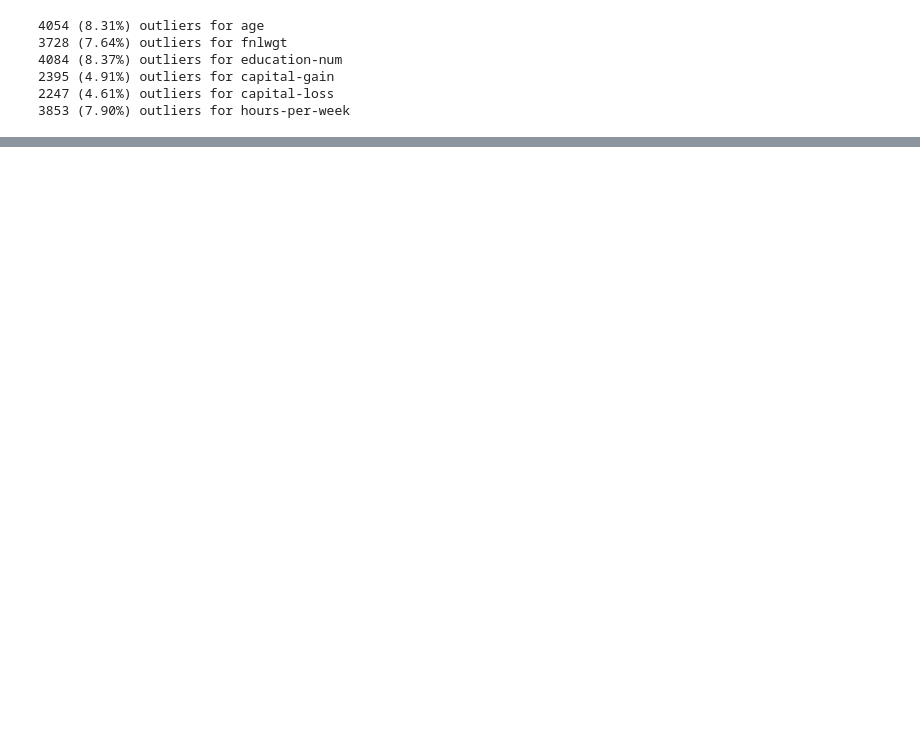
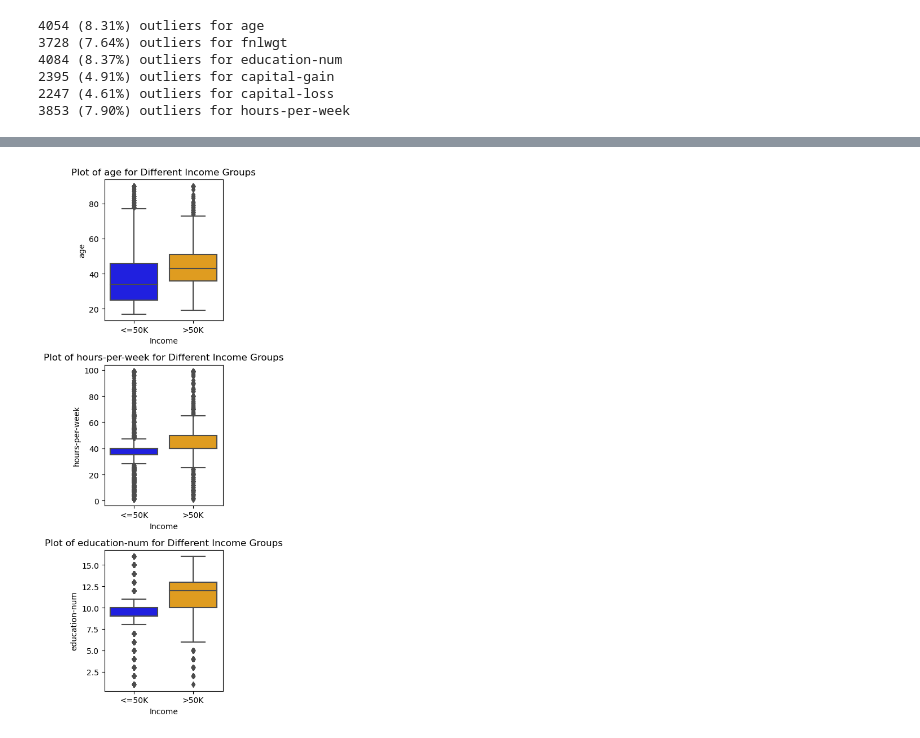
Before and after one commit to legendarycy/IS3221_Grp_2, a Jupyter notebook: IS3221 Project Codes.ipynb, the cells around one changed output, grey strips where cells are left out. Saved outputs shown, nothing was run; the diff lists cells and outputs as text; code cells hidden in the pictures; blank space fills up the shorter version.

```diff
--- a/IS3221 Project Codes.ipynb
+++ b/IS3221 Project Codes.ipynb
@@ -427,0 +621,16 @@ plt.show()
+# %%
+selected_cols = ['age', 'hours-per-week', 'education-num']
+
+
+fig, ax = plt.subplots(len(selected_cols), 1, figsize = (3, 10))
+
+for i, col_name in enumerate(selected_cols):
+    sns.boxplot(data=census, x='income', y=col_name, ax=ax[i], palette={"<=50K": "blue", ">50K": "orange"})
+    ax[i].set_title(f"Plot of {col_name} for Different Income Groups")
+    ax[i].set_xlabel("Income")
+    ax[i].set_ylabel(col_name)
+
+plt.tight_layout()
+plt.show()
+# %% [output]
+[figure, added]
```
Also changed, not shown: parts of 27 cells of this notebook.
